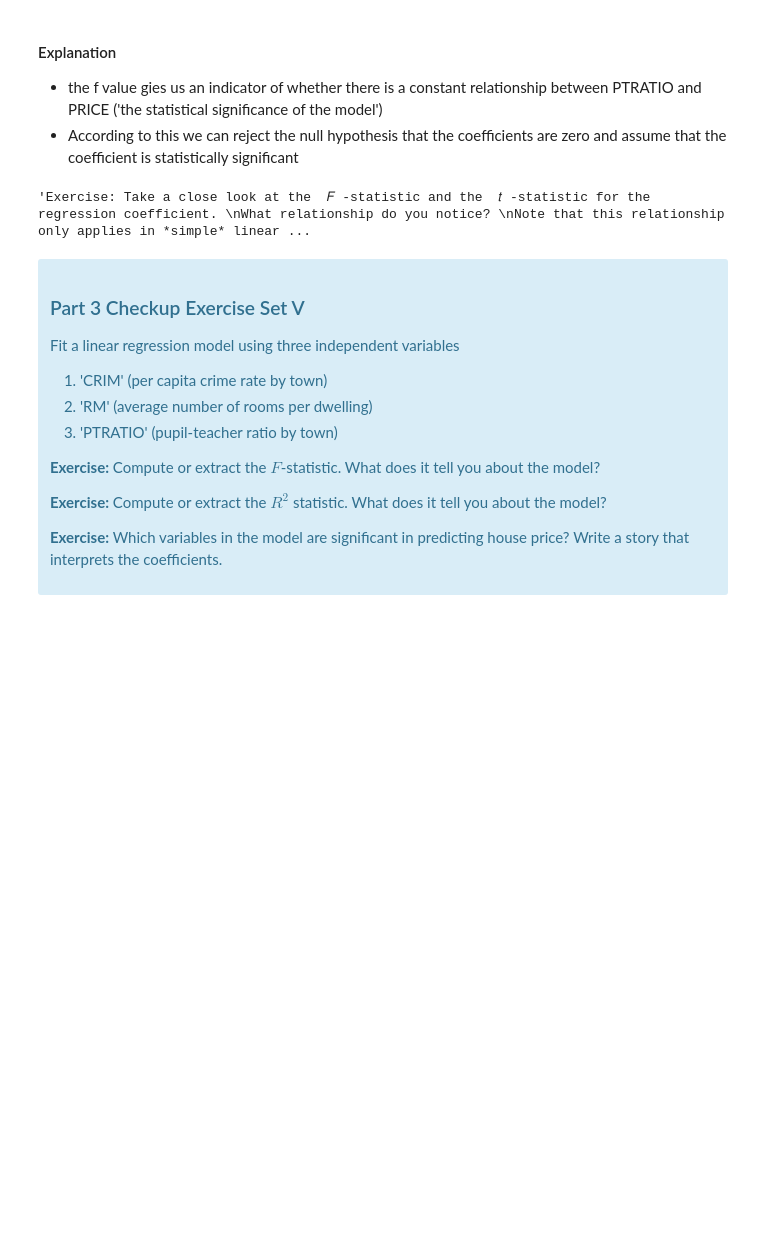
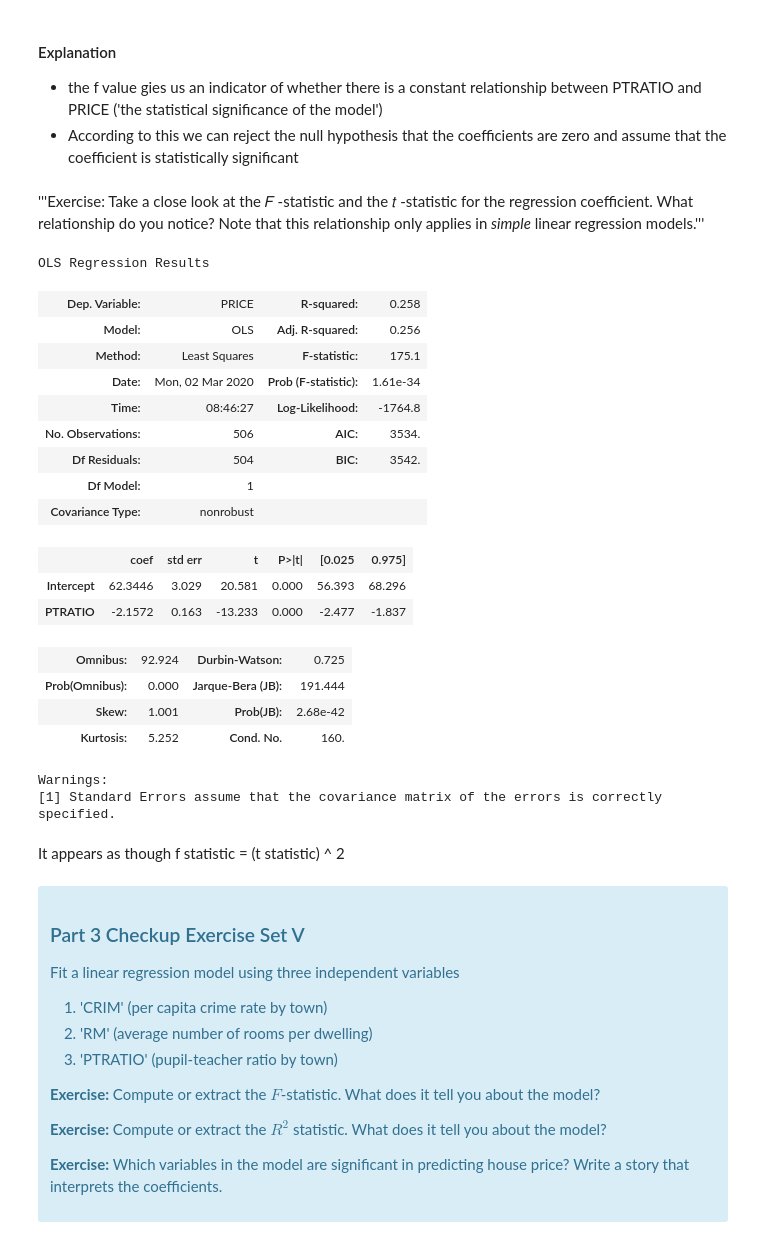
Before and after one commit to EmmS21/Springboard-DSC, a Jupyter notebook: Machine Learning Exercises/linear_regression/Mini_Project_Linear_Regression.ipynb, the cells around one changed output. Saved outputs shown, nothing was run; the diff lists cells and outputs as text; code cells hidden in the pictures; blank space fills up the shorter version.

```diff
--- a/Machine Learning Exercises/linear_regression/Mini_Project_Linear_Regression.ipynb
+++ b/Machine Learning Exercises/linear_regression/Mini_Project_Linear_Regression.ipynb
@@ -742,12 +750,35 @@ m_2.fvalue
 #### Explanation
 - the f value gies us an indicator of whether there is a constant relationship between PTRATIO and PRICE ('the statistical significance of the model')
 - According to this we can reject the null hypothesis that the coefficients are zero and assume that the coefficient is statistically significant
-# %%
-'''Exercise: Take a close look at the  𝐹 -statistic and the  𝑡 -statistic for the regression coefficient.
-What relationship do you notice?
-Note that this relationship only applies in *simple* linear regression models.'''
-# %% [output]
-'Exercise: Take a close look at the  𝐹 -statistic and the  𝑡 -statistic for the regression coefficient. \nWhat relationship do you notice? \nNote that this relationship only applies in *simple* linear ...
+# %% [markdown]
+'''Exercise: Take a close look at the  𝐹 -statistic and the  𝑡 -statistic for the regression coefficient.
+What relationship do you notice?
+Note that this relationship only applies in *simple* linear regression models.'''
+# %%
+#comparing f and t stastistic
+m_2.summary()
+# %% [output]
+OLS Regression Results
+| Dep. Variable: | PRICE | R-squared: | 0.258 |
+| Model: | OLS | Adj. R-squared: | 0.256 |
+| Method: | Least Squares | F-statistic: | 175.1 |
+| Date: | Mon, 02 Mar 2020 | Prob (F-statistic): | 1.61e-34 |
+| Time: | 08:46:27 | Log-Likelihood: | -1764.8 |
+| No. Observations: | 506 | AIC: | 3534. |
+| Df Residuals: | 504 | BIC: | 3542. |
+| Df Model: | 1 |  |  |
+| Covariance Type: | nonrobust |  |  |
+|  | coef | std err | t | P>|t| | [0.025 | 0.975] |
+| Intercept | 62.3446 | 3.029 | 20.581 | 0.000 | 56.393 | 68.296 |
+| PTRATIO | -2.1572 | 0.163 | -13.233 | 0.000 | -2.477 | -1.837 |
+| Omnibus: | 92.924 | Durbin-Watson: | 0.725 |
+| Prob(Omnibus): | 0.000 | Jarque-Bera (JB): | 191.444 |
+| Skew: | 1.001 | Prob(JB): | 2.68e-42 |
+| Kurtosis: | 5.252 | Cond. No. | 160. |
+Warnings:
+[1] Standard Errors assume that the covariance matrix of the errors is correctly specified.
+# %% [markdown]
+It appears as though f statistic = (t statistic) ^ 2
 # %% [markdown]
 <div class="span5 alert alert-info">
 <h3>Part 3 Checkup Exercise Set V</h3>
```
Also changed, not shown: parts of 22 cells of this notebook, 4 other files.
